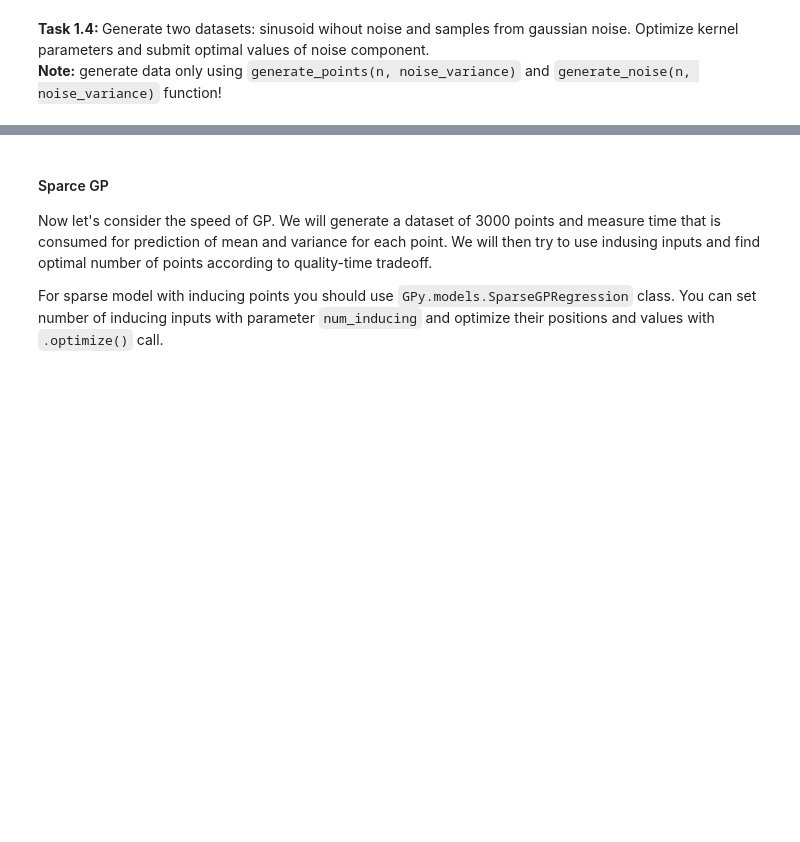
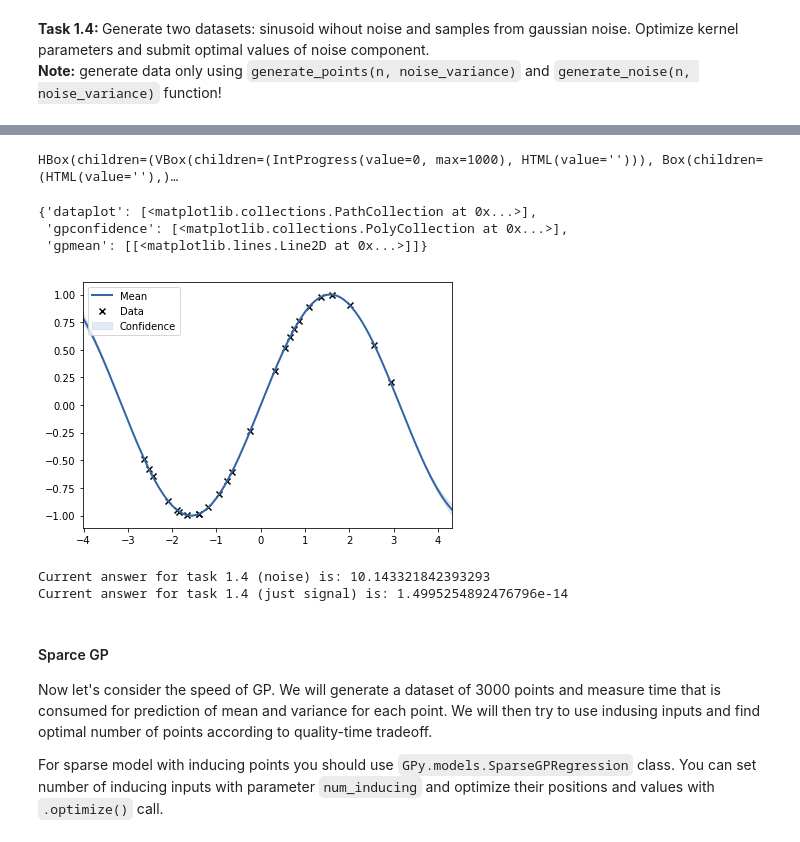
Before and after one commit to ishaanb92/BayesianML, a Jupyter notebook: week_6/week_6.ipynb, the cells around one changed output, grey strips where cells are left out. Cells and saved outputs as stored; diff of their text form; code cells hidden in the pictures; blank space fills up the shorter version.

Commit message:
Task 1.4 done

```diff
--- a/week_6/week_6.ipynb
+++ b/week_6/week_6.ipynb
@@ -113,3 +146,12 @@ X, y = generate_noise(noise_variance=10)
 # %%
 X, y = generate_points(noise_variance=0)
 ### YOUR CODE HERE
+model = GPy.models.GPRegression(X,y,kernel)
+model.optimize(messages=True)
+model.plot()
+# %% [output]
+HBox(children=(VBox(children=(IntProgress(value=0, max=1000), HTML(value=''))), Box(children=(HTML(value=''),)…
+{'dataplot': [<matplotlib.collections.PathCollection at 0x...>],
+ 'gpconfidence': [<matplotlib.collections.PolyCollection at 0x...>],
+ 'gpmean': [[<matplotlib.lines.Line2D at 0x...>]]}
+[figure, added]
@@ -118,3 +158,10 @@ grader.submit_GPy_4(noise, just_signal)
+# %%
+noise =  10.143321842393293
+just_signal = 1.4995254892476796e-14
+grader.submit_GPy_4(noise, just_signal)
+# %% [output]
+Current answer for task 1.4 (noise) is: 10.143321842393293
+Current answer for task 1.4 (just signal) is: 1.4995254892476796e-14
 # %% [markdown]
 #### Sparce GP
 Now let's consider the speed of GP. We will generate a dataset of 3000 points and measure time that is consumed for prediction of mean and variance for each point. We will then try to use indusing inputs and find optimal number of points according to quality-time tradeoff.
```
Also changed, not shown: parts of 11 cells of this notebook.
